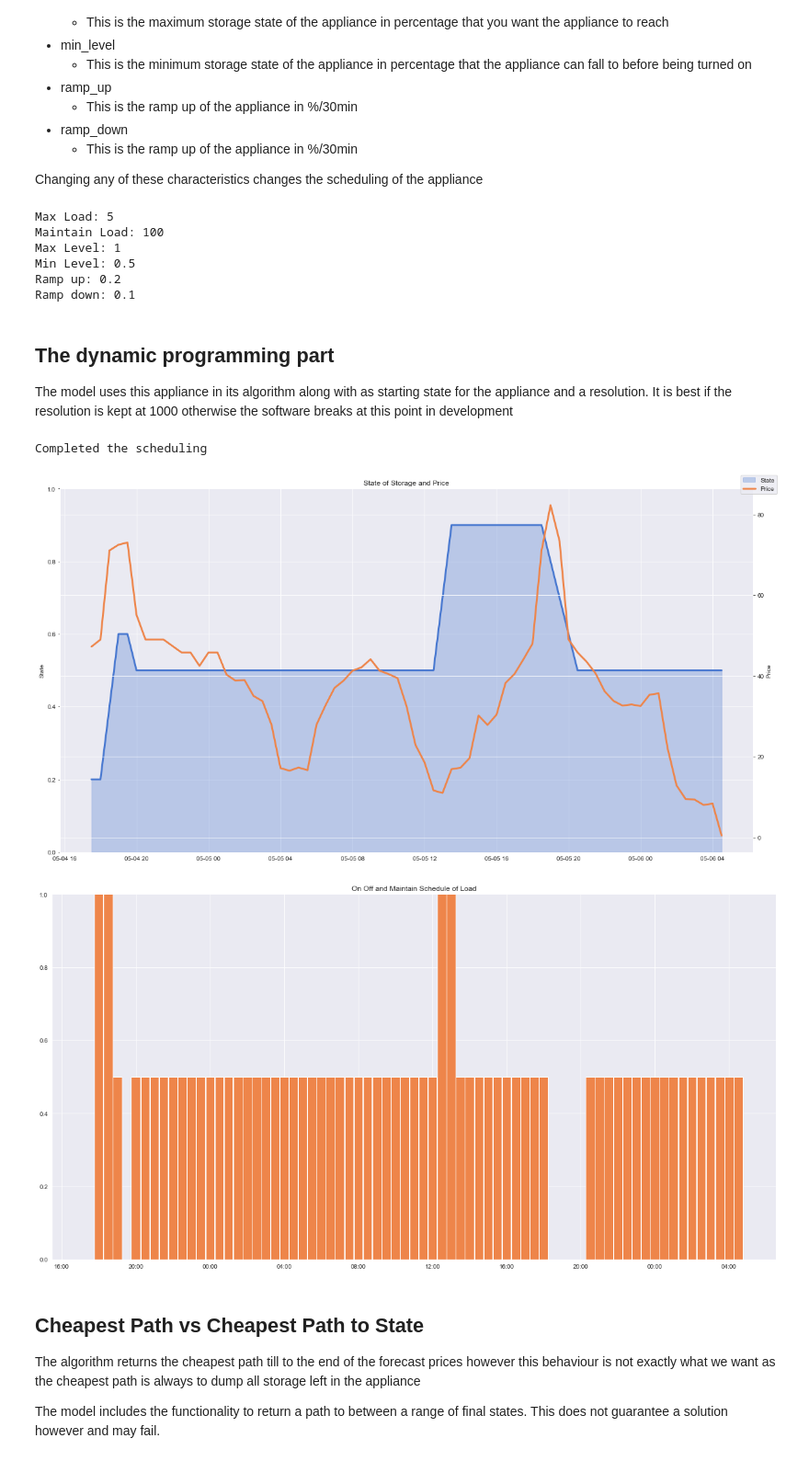
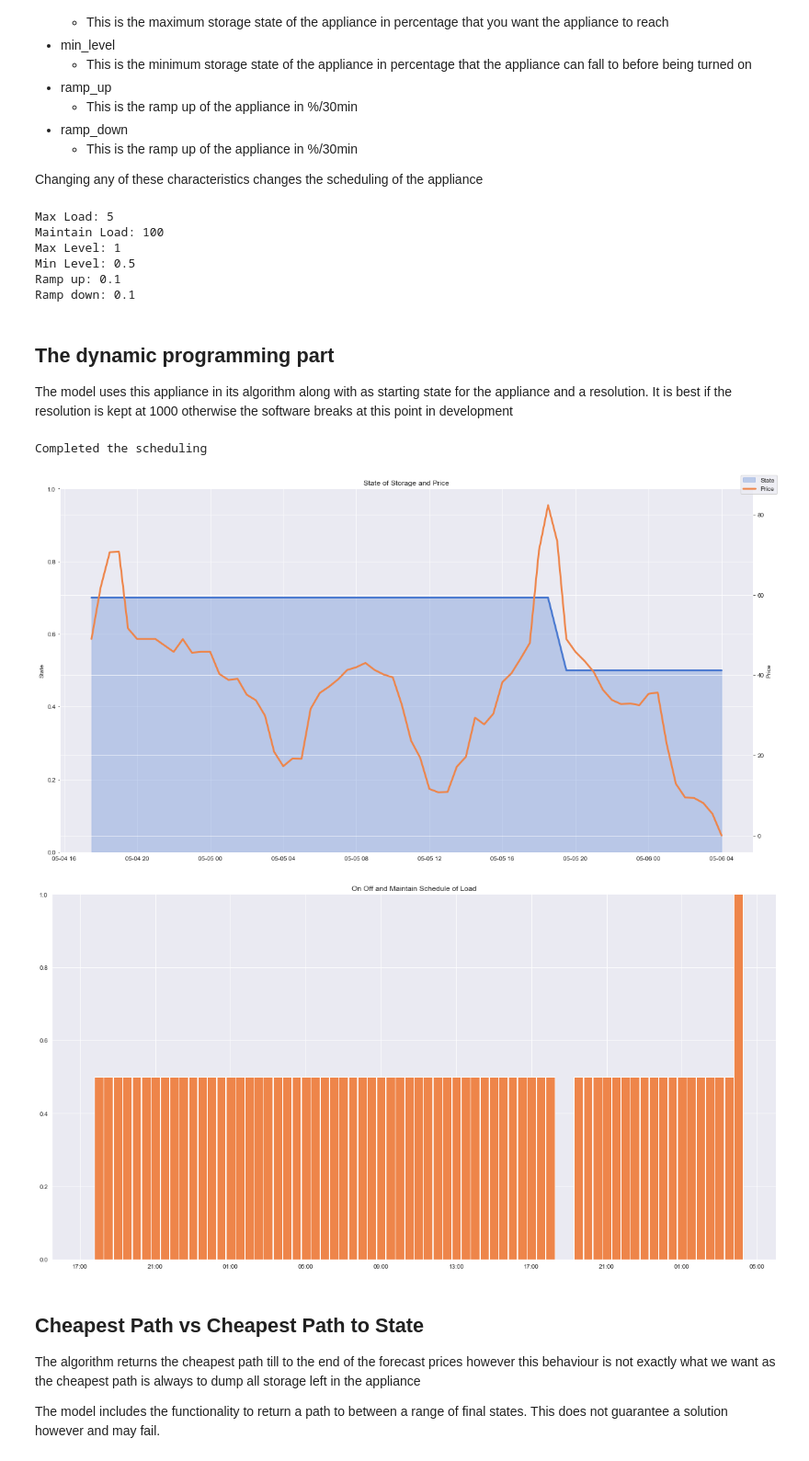
Before and after one commit to Cameron-Gan/ELEC9715_Project, a Jupyter notebook: finalNotebook.ipynb, the cells around one changed output. Shown at 92% size. Drawn from its saved outputs; the diff is of its cells as text; code cells hidden in the pictures.

```diff
--- a/finalNotebook.ipynb
+++ b/finalNotebook.ipynb
@@ -53,7 +53,7 @@ max_load = 5
 maintain_load = 100
 max_level = 1
 min_level = 0.5
-ramp_up = 0.2
+ramp_up = 0.1
 ramp_down = 0.1
 
 app = Appliance(max_load, maintain_load, max_level, min_level, ramp_up, ramp_down)
@@ -64,7 +64,7 @@ Max Load: 5
 Maintain Load: 100
 Max Level: 1
 Min Level: 0.5
-Ramp up: 0.2
+Ramp up: 0.1
 Ramp down: 0.1
 # %% [markdown]
 ## The dynamic programming part
@@ -75,25 +75,25 @@ kept at 1000 otherwise the software breaks at this point in development
 # %%
 from projectCode.model import Model
 from projectCode.charts import show_load_schedule, show_state_price
 
-start_percentage = 0.2
+start_percentage = 0.7
 state = 'SA1'
 n = 1000
 
 our_model = Model(start_percentage, n, app, state)
 
 our_model.run_model()
 
 print('Completed the scheduling')
 
 our_model.get_cheapest_path()
 
 show_state_price(our_model)
 show_load_schedule(our_model)
 # %% [output]
 Completed the scheduling
-[figure, old version]
+[figure, new version]
-[figure, old version]
+[figure, new version]
 # %% [markdown]
 ## Cheapest Path vs Cheapest Path to State
 The algorithm returns the cheapest path till to the end of the forecast prices however this
```
Also changed, not shown: parts of 2 cells of this notebook.
